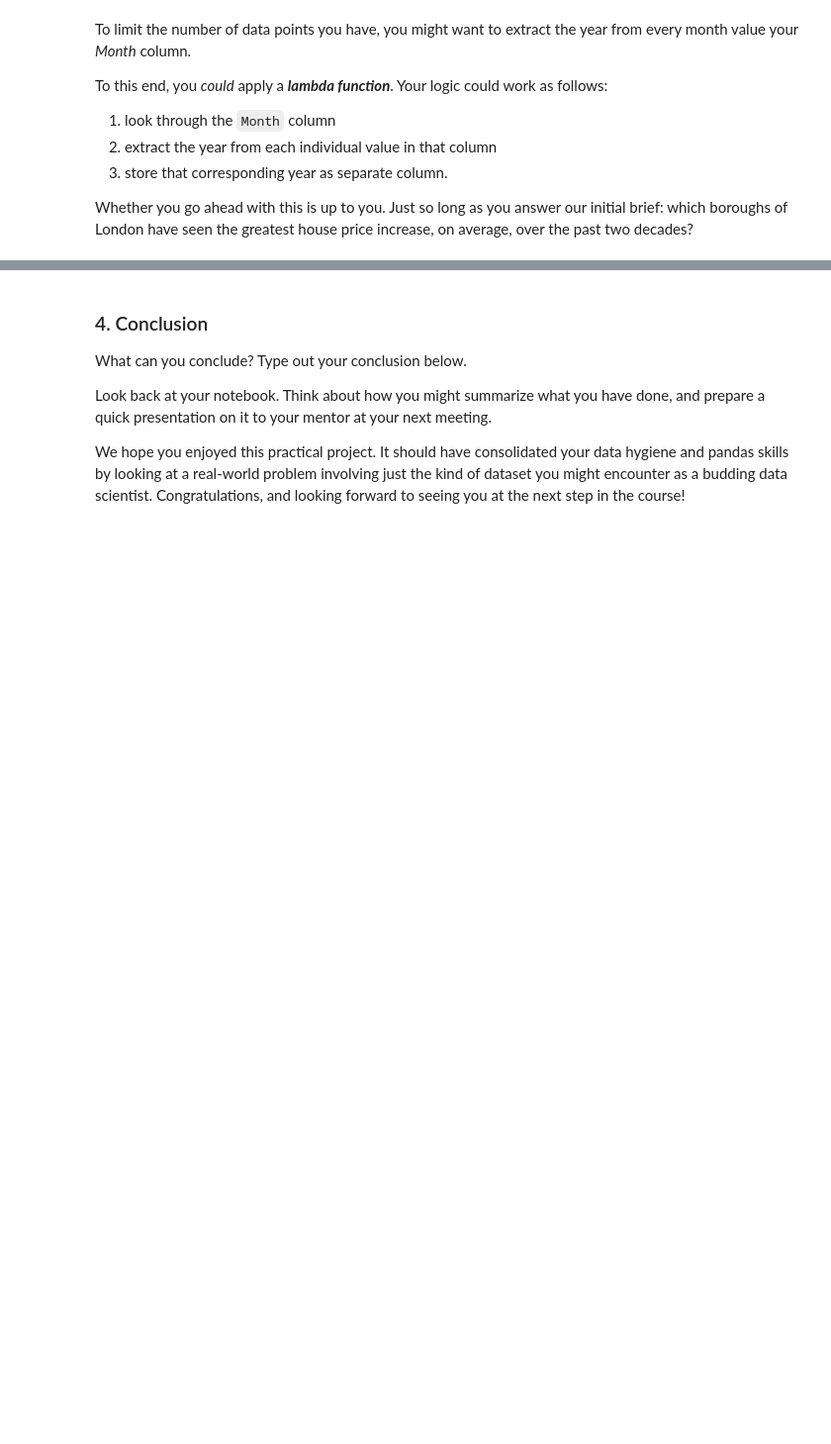
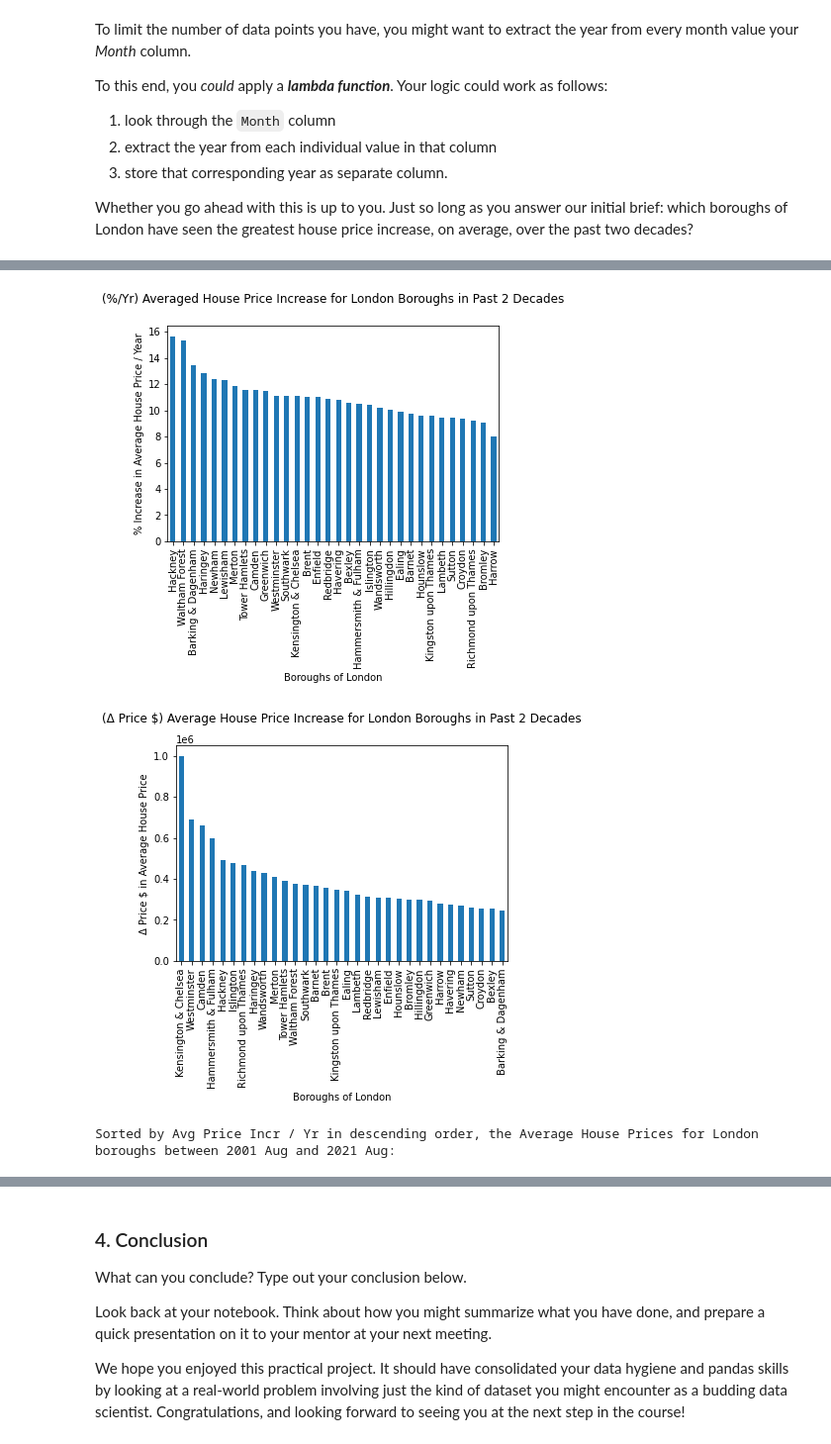
Before and after one commit to andrewyewcy/Springboard, a Jupyter notebook: Unit 4 Challenge - Tier 3.ipynb, the cells around one changed output, grey strips where cells are left out. Shown at 99% size. Drawn from its saved outputs; the diff is of its cells as text; code cells hidden in the pictures; blank space fills up the shorter version.

```diff
--- a/Unit 4 Challenge - Tier 3.ipynb
+++ b/Unit 4 Challenge - Tier 3.ipynb
@@ -299,0 +254,53 @@ Sorted by Diff % in descending order, the Average House Prices for London boroug
+# %%
+# define custom function to calculate difference in max and min
+def minmaxdiff(x):
+    result = max(x)-min(x)
+    return result
+
+# define custom function to calculate increase in average house price as % of min
+def minmaxdiff_pct(x):
+    result = ((max(x)-min(x)) / min(x))*100/20
+    return result
+
+# created a pivot table to gather summary statistics on house prices for all dates
+prop_pivot = pd.pivot_table(prop_clean, index = "borough", values = "avg_price", aggfunc = [min , max, minmaxdiff, minmaxdiff_pct])
+# combined multiple layers of columns into 1 layer
+prop_pivot.columns = ["_".join((i,j)) for i,j in prop_pivot.columns]
+
+# create second summary table targetting only latest date and 20 years ago
+prop_clean_2 = prop_clean[prop_clean['date'].isin(['2001-08-01', '2021-08-01'])]
+prop_pivot_2 = pd.pivot_table(prop_clean_2, index = "borough", values = "avg_price", columns = "date")
+prop_pivot_2.columns = ['d1','d2']
+
+# added columns to calculate the average increase in price as explained in https://www.ehow.co.uk/facts_5659780_life-expectancy-heart-bypass.html
+prop_pivot_2['d2d1_diff'] = prop_pivot_2['d2']-prop_pivot_2['d1']
+prop_pivot_2['incr'] = (prop_pivot_2['d2d1_diff']/prop_pivot_2['d1'])*100
+prop_pivot_2['incr_avg'] = (prop_pivot_2['d2d1_diff']/prop_pivot_2['d1'])/20*100
+
+#combined pivot table 1 and 2 into single table for reporting
+prop_pivot_full = prop_pivot_2.merge(prop_pivot, how = "inner", on = "borough", validate = "one_to_one")
+
+#sorted the pivot tables
+prop_pivot_sorted = prop_pivot_full.sort_values(by = ('incr_avg'), ascending = False)
+
+# renamed columns for easy reading
+prop_pivot_sorted.columns = ['2001-08 Price','2021-08 Price', 'Δ Price','Avg Price Incr', 'Avg Price Incr / Yr', 'Min', 'Max', 'Δ MaxMin', 'Δ MaxMin / Yr']
+prop_pivot_sorted_d = prop_pivot_sorted.sort_values(by = "Δ Price", ascending = False)
+
+# create a visual plot to showcase main summary statistic
+prop_pivot_sorted_plot = prop_pivot_sorted.plot(kind = "bar", y = "Avg Price Incr / Yr", ylabel = "% Increase in Average House Price / Year", xlabel = "Boroughs of London", legend = False)
+plt.title("(%/Yr) Averaged House Price Increase for London Boroughs in Past 2 Decades", y =1.08)
+
+prop_pivot_sorted_d_plot = prop_pivot_sorted_d.plot(kind = "bar", y = "Δ Price", ylabel = "Δ Price $ in Average House Price", xlabel = "Boroughs of London", legend = False)
+plt.title("(Δ Price $) Average House Price Increase for London Boroughs in Past 2 Decades", y =1.08)
+plt.show()
+
+# create a styled pivot table
+print("Sorted by Avg Price Incr / Yr in descending order, the Average House Prices for London boroughs between 2001 Aug and 2021 Aug:")
+prop_pivot_sorted.style.format({'2001-08 Price':'${0:,.0f}','2021-08 Price':'${0:,.0f}','Δ Price':'${0:,.0f}','Avg Price Incr':'{0:,.1f}%', 'Avg Price Incr / Yr':'{0:,.1f}%','Min':'${0:,.0f}','Max':'${0:,.0f}', 'Δ MaxMin':'${0:,.0f}', 'Δ MaxMin / Yr':'{0:,.1f}%'})
+
+#pivot_formatted.set_table_styles({'color: white'})
+# %% [output]
+[figure, added]
+[figure, added]
+Sorted by Avg Price Incr / Yr in descending order, the Average House Prices for London boroughs between 2001 Aug and 2021 Aug:
```
Also changed, not shown: parts of 13 cells of this notebook.
